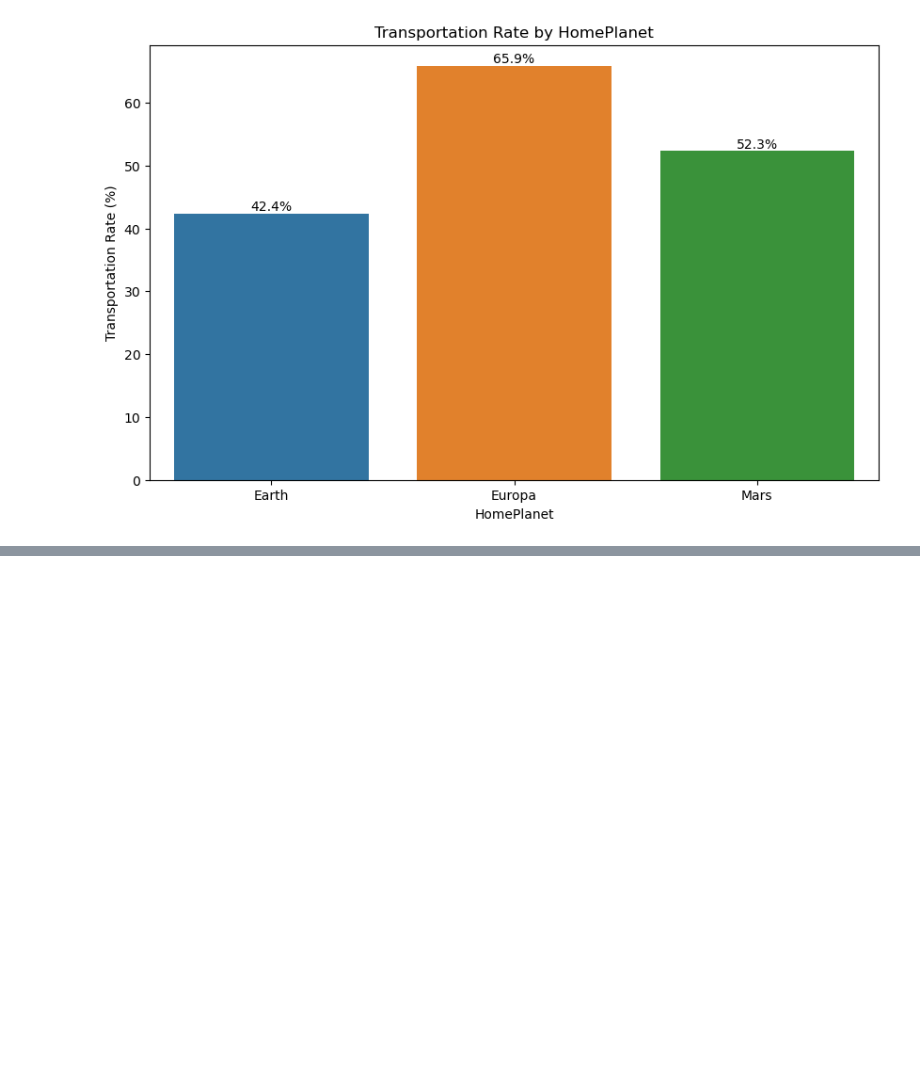
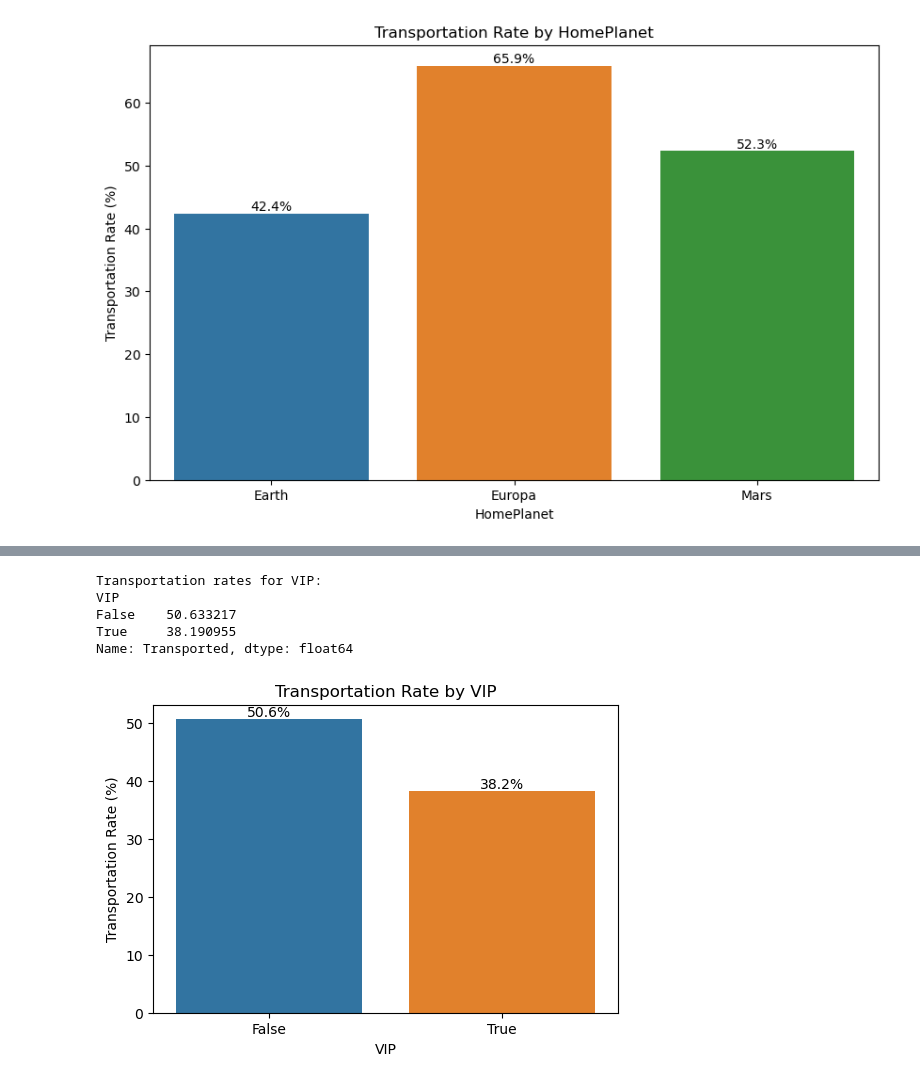
Before and after one commit to musahussain1/Assignment-2-Spaceship-Titanic, a Jupyter notebook: Spaceship Titanic Modeling Code.ipynb, the cells around one changed output, grey strips where cells are left out. Saved outputs shown, nothing was run; the diff lists cells and outputs as text; code cells hidden in the pictures; blank space fills up the shorter version.

```diff
--- a/Spaceship Titanic Modeling Code.ipynb
+++ b/Spaceship Titanic Modeling Code.ipynb
@@ -431,0 +436,10 @@ Index(['PassengerId', 'HomePlanet', 'CryoSleep', 'Cabin', 'Destination', 'Age',
+# %%
+# Analyzing transportation rate by VIP
+transportation_rate_by_category(training_data, 'VIP', (6, 4))
+# %% [output]
+Transportation rates for VIP:
+VIP
+False    50.633217
+True     38.190955
+Name: Transported, dtype: float64
+[figure, added]
```
Also changed, not shown: parts of 3 cells of this notebook.
